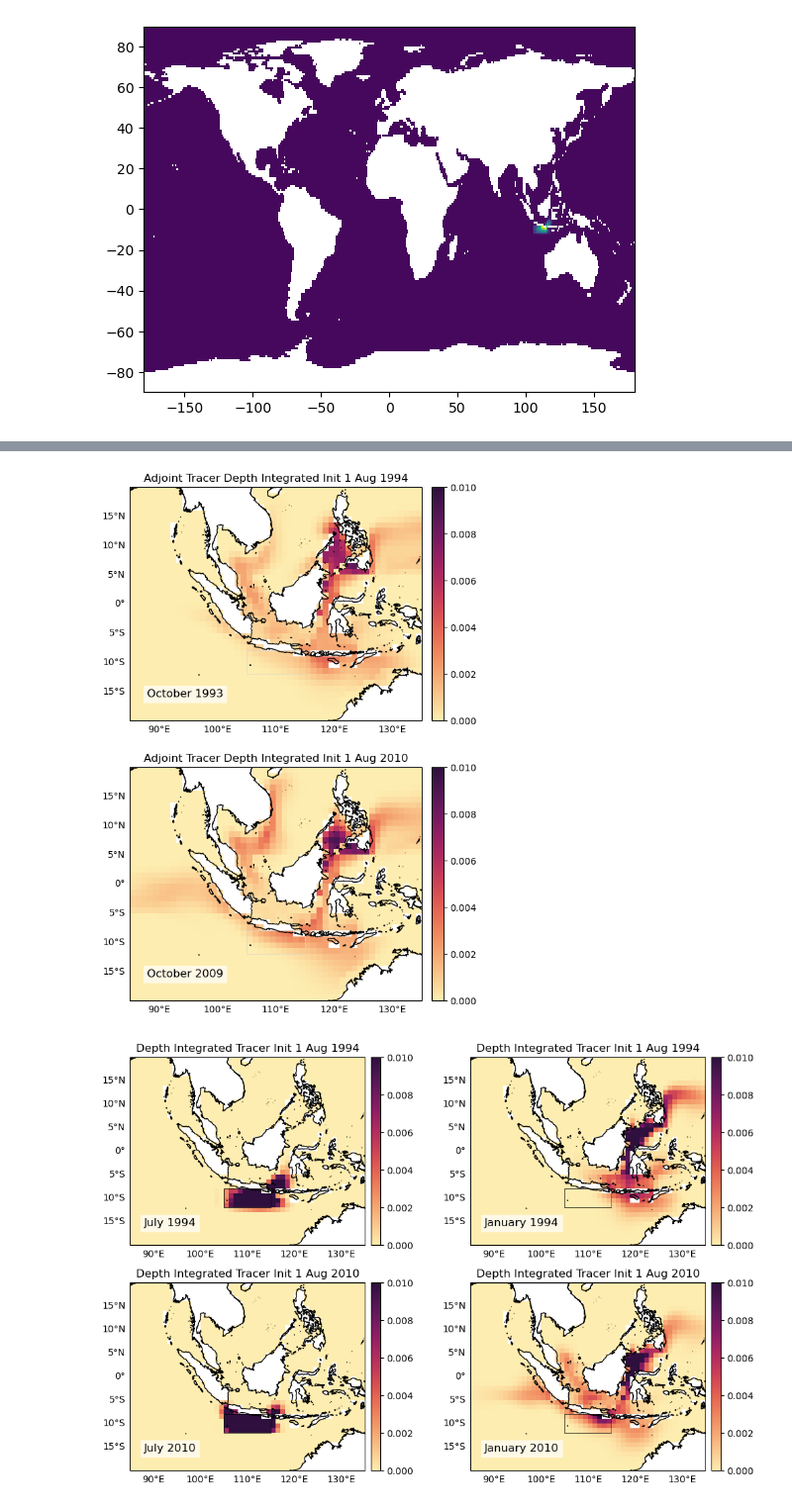
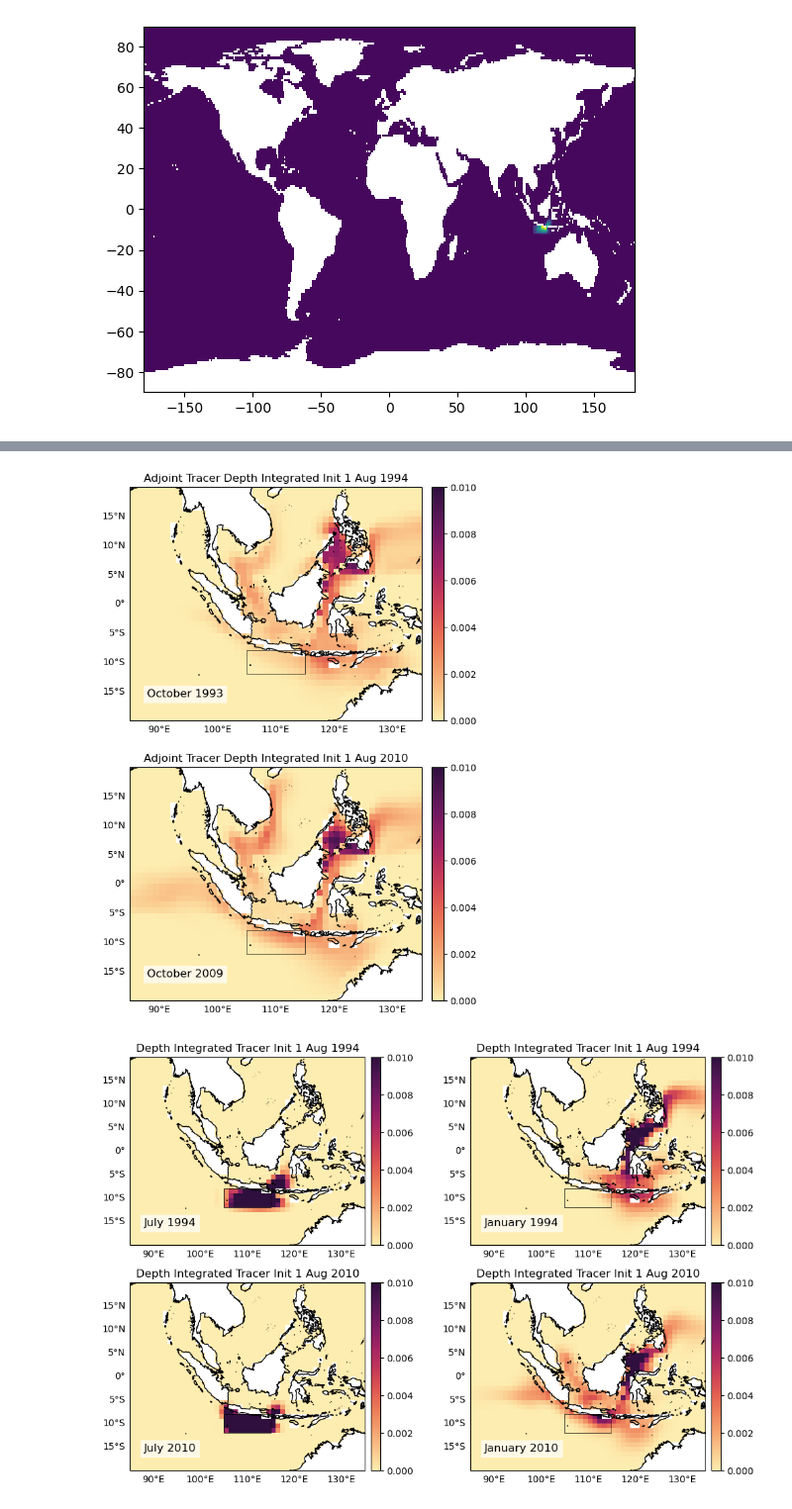
Before and after one commit to ECCO-Summer-School/ESS25-Team_ECCO-UP, a Jupyter notebook: contributors/andrew/Plot_Tracer_Output_Andrew_EMU_Utilities.ipynb, the cells around one changed output, grey strips where cells are left out. Shown at 99% size. Saved outputs shown, nothing was run; the diff lists cells and outputs as text; code cells hidden in the pictures.

```diff
--- a/contributors/andrew/Plot_Tracer_Output_Andrew_EMU_Utilities.ipynb
+++ b/contributors/andrew/Plot_Tracer_Output_Andrew_EMU_Utilities.ipynb
@@ -145,7 +145,7 @@ gl0.right_labels = False
 gl0.bottom_labels = True
 ax0.set_extent([85, 135, -20, 20], crs=ccrs.PlateCarree())
 ax0.add_patch(mpatches.Rectangle(xy=[105, -12], width=10, height=4,
-                                 linewidth=0.5, facecolor='none', edgecolor='lightgray',
+                                 linewidth=0.5, facecolor='none', edgecolor='k',
                                  transform=ccrs.PlateCarree()))
 init_time0 = pd.Timestamp(trcr_94_ds.time[-1].values)
 text0 = ax0.text(88, -16, init_time0.strftime("%B %Y"),
@@ -166,35 +166,35 @@ gl1.top_labels = False
 gl1.right_labels = False
 gl1.bottom_labels = True
 ax1.set_extent([85, 135, -20, 20], crs=ccrs.PlateCarree())
 ax1.add_patch(mpatches.Rectangle(xy=[105, -12], width=10, height=4,
-                                 linewidth=0.5, facecolor='none', edgecolor='lightgray',
+                                 linewidth=0.5, facecolor='none', edgecolor='k',
                                  transform=ccrs.PlateCarree()))
 init_time1 = pd.Timestamp(trcr_10_ds.time[-1].values)
 text1 = ax1.text(88, -16, init_time1.strftime("%B %Y"),
                  fontsize=12, bbox=dict(facecolor='white', alpha=0.7, edgecolor='none'))
 plt.colorbar(pcm1, ax=ax1, pad=0.02)
 
 # Update function for animation
 def update(frame):
     t94_idx = len(trcr_94_ds["time"]) - frame - 1
     t10_idx = len(trcr_10_ds["time"]) - frame - 1
 
     pcm.set_array(trcr_94_ds["tracer_depth_integrated"].isel(time=t94_idx).values.flatten()/trcr_94_ds["tracer_depth_integrated"].isel(time=t94_idx).sum(dim=["lat", "lon"]).values.flatten())
     pcm1.set_array(trcr_10_ds["tracer_depth_integrated"].isel(time=t10_idx).values.flatten()/trcr_10_ds["tracer_depth_integrated"].isel(time=t10_idx).sum(dim=["lat", "lon"]).values.flatten())
 
     # Update time text
     text0.set_text((init_time0 - pd.DateOffset(months=frame)).strftime("%B %Y"))
     text1.set_text((init_time1 - pd.DateOffset(months=frame)).strftime("%B %Y"))
 
     return pcm, pcm1, text0, text1
 
 # Create animation
 ani = animation.FuncAnimation(fig, update, frames=10, interval=2000, blit=True)
 
 # Save to gif
 ani.save(FIGURES_DIR / "poster_pres_figs/AdjointTracer_DepthIntegrated_1994_2010_animation.gif", writer='pillow', dpi=100)
 # %% [output]
-[figure, old version]
+[figure, new version]
 # %%
 # Plot maps of depth integrated tracer figures - 4 panels
 cm=cmocean.cm.matter
```
Also changed, not shown: parts of 3 cells of this notebook, 2 other files.
